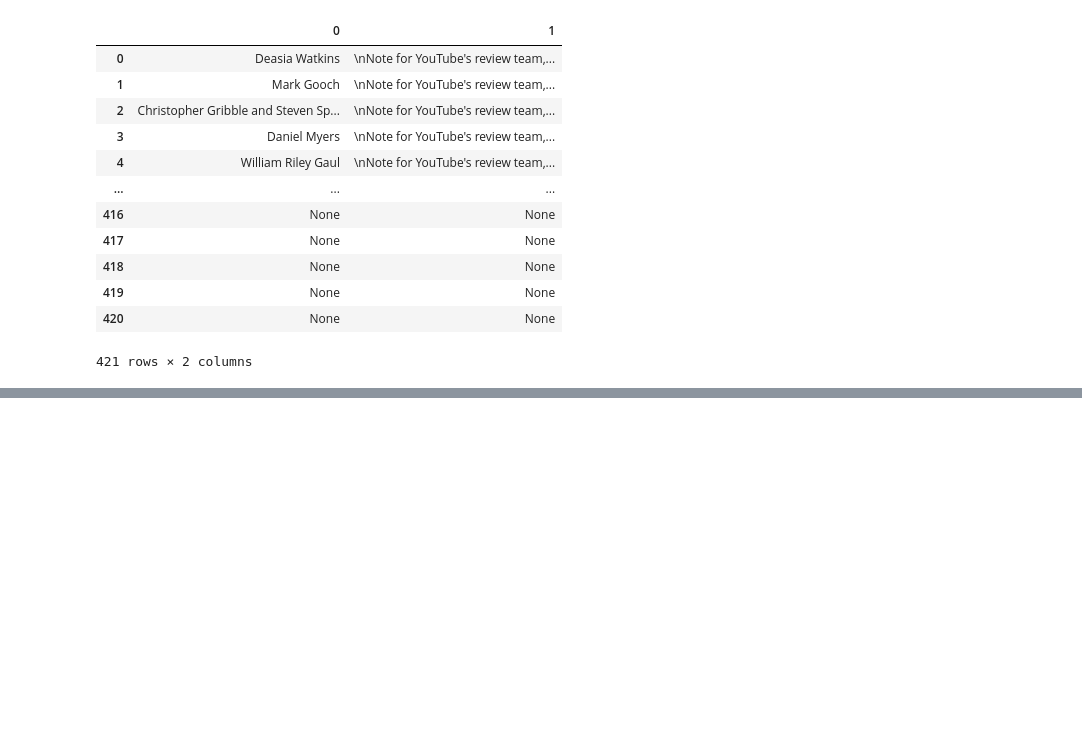
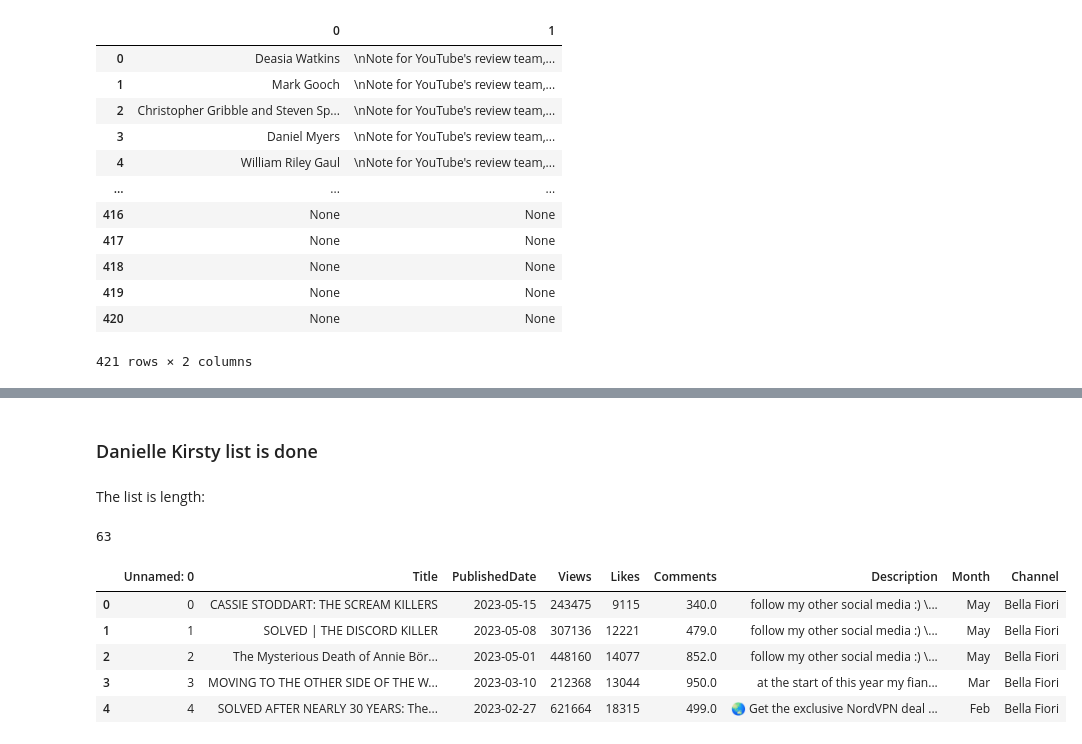
Before and after one commit to mhapich/trueCrime, a Jupyter notebook: videoNLP.ipynb, the cells around one changed output, grey strips where cells are left out. Saved outputs shown, nothing was run; the diff lists cells and outputs as text; code cells hidden in the pictures; blank space fills up the shorter version.

Commit message:
update videoNLP notebook; list of names started

```diff
--- a/videoNLP.ipynb
+++ b/videoNLP.ipynb
@@ -142,0 +657,17 @@ Name: 0, dtype: object
+# %% [markdown]
+### Danielle Kirsty list is done
+# %% [markdown]
+The list is length:
+# %%
+len(kirstylist)
+# %% [output]
+63
+# %%
+bella.head()
+# %% [output]
+|  | Unnamed: 0 | Title | PublishedDate | Views | Likes | Comments | Description | Month | Channel |
+| 0 | 0 | CASSIE STODDART: THE SCREAM KILLERS | 2023-05-15 | 243475 | 9115 | 340.0 | follow my other social media :) \... | May | Bella Fiori |
+| 1 | 1 | SOLVED | THE DISCORD KILLER | 2023-05-08 | 307136 | 12221 | 479.0 | follow my other social media :) \... | May | Bella Fiori |
+| 2 | 2 | The Mysterious Death of Annie Bör... | 2023-05-01 | 448160 | 14077 | 852.0 | follow my other social media :) \... | May | Bella Fiori |
+| 3 | 3 | MOVING TO THE OTHER SIDE OF THE W... | 2023-03-10 | 212368 | 13044 | 950.0 | at the start of this year my fian... | Mar | Bella Fiori |
+| 4 | 4 | SOLVED AFTER NEARLY 30 YEARS: The... | 2023-02-27 | 621664 | 18315 | 499.0 | 🌏 Get the exclusive NordVPN deal ... | Feb | Bella Fiori |
```
Also changed, not shown: parts of 59 cells of this notebook.
